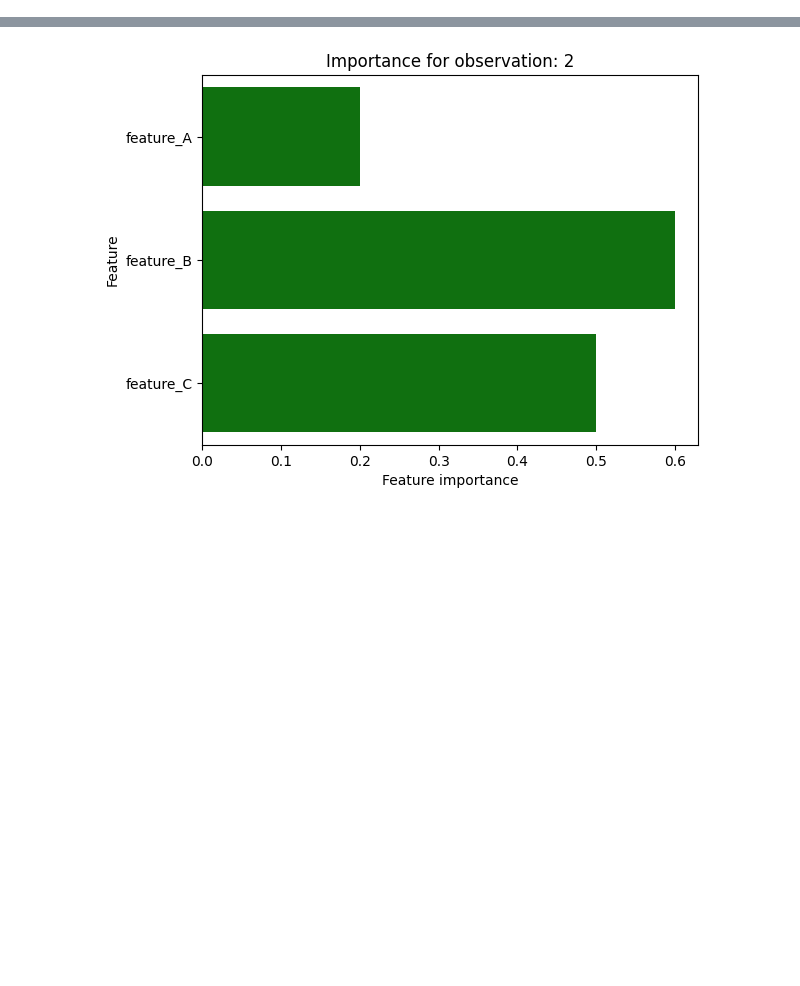
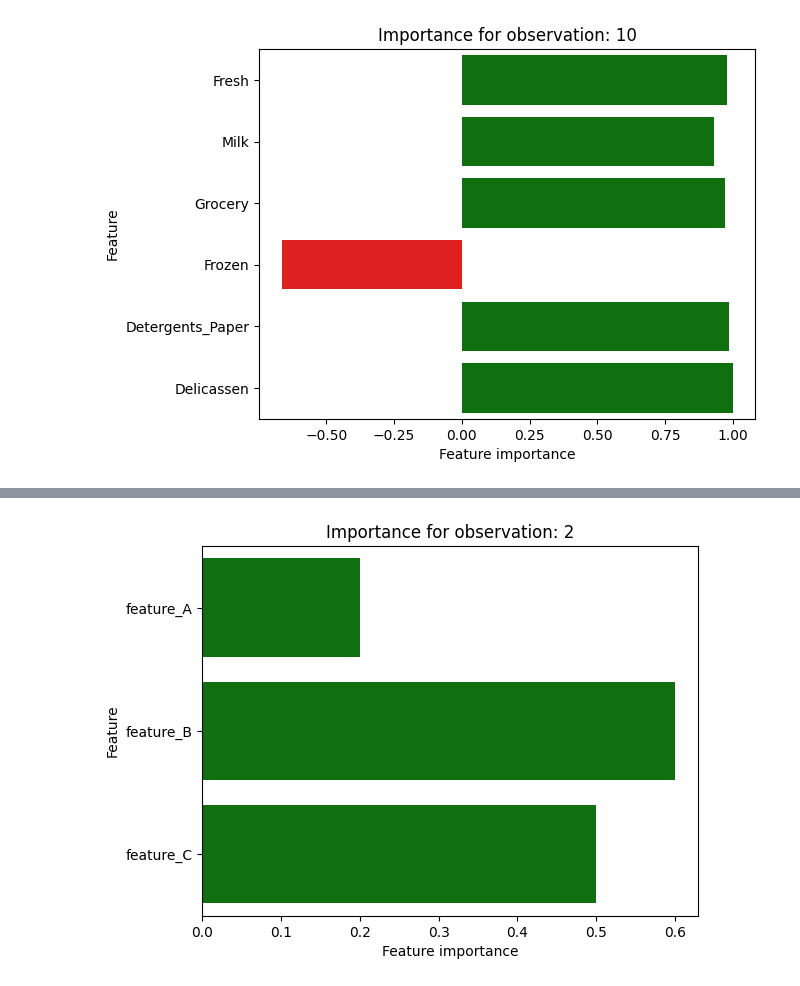
Before and after one commit to AlexF1994/cluster-explain, a Jupyter notebook: notebooks/plotting_importances.ipynb, the cells around one changed output, grey strips where cells are left out. Drawn from its saved outputs; the diff is of its cells as text; code cells hidden in the pictures; blank space fills up the shorter version.

```diff
--- a/notebooks/plotting_importances.ipynb
+++ b/notebooks/plotting_importances.ipynb
@@ -39,0 +54,4 @@ explained_clustering_next_best.pointwise_relevance.show_single_observation_relev
+# %%
+explained_clustering_all.pointwise_relevance.show_single_observation_relevance(10)
+# %% [output]
+[figure, added]
```
Also changed, not shown: parts of 20 cells of this notebook, 10 other files.
